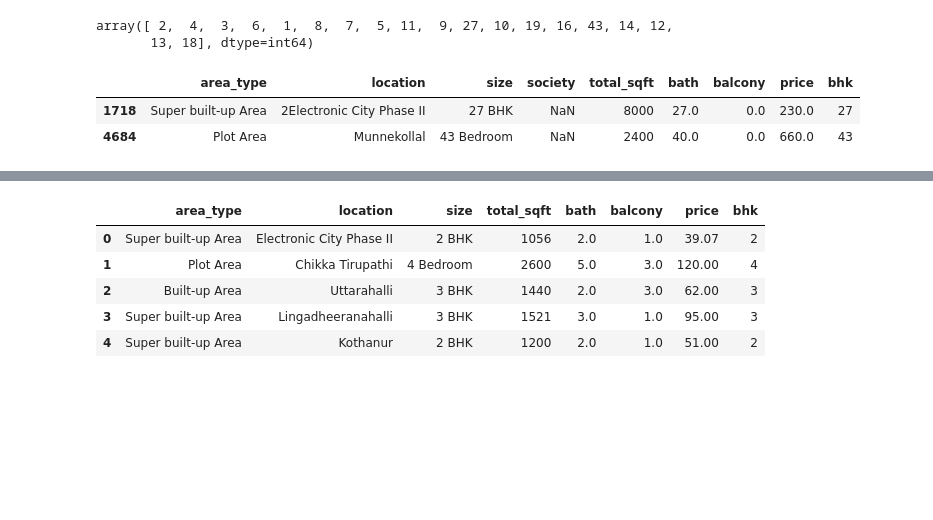
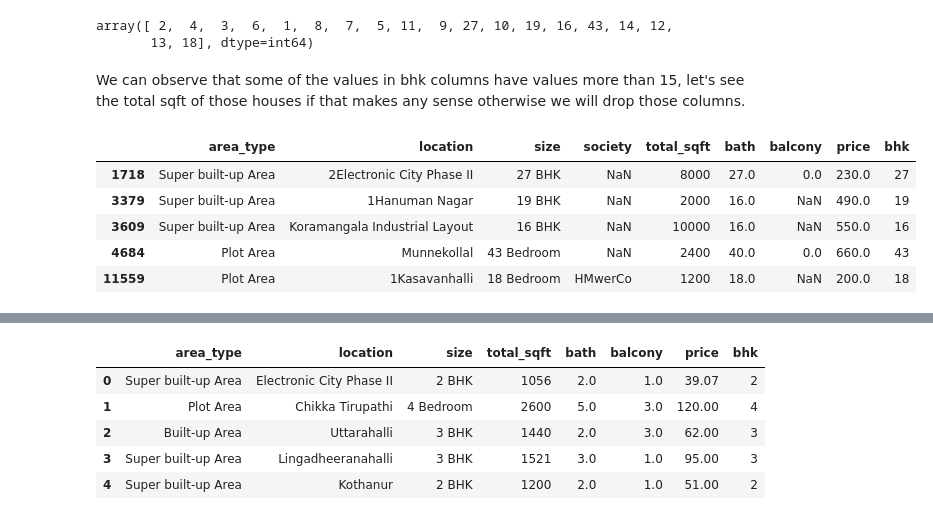
Before and after one commit to ugoswami11/Bengaluru-house-price-prediction, a Jupyter notebook: price-prediction.ipynb, the cells around one changed output, grey strips where cells are left out. Saved outputs shown, nothing was run; the diff lists cells and outputs as text; code cells hidden in the pictures; blank space fills up the shorter version.

```diff
--- a/price-prediction.ipynb
+++ b/price-prediction.ipynb
@@ -122,2 +125,0 @@ df_v2[df_v2['society']=='Grare S']
-# %%
-df_v2.loc[568,'location'] = 'Anantapura'
@@ -124,3 +128,5 @@ df_v2.loc[568,'location'] = 'Anantapura'
+# %%
+df_v2 = df_v2.drop(568, axis=0)
 # %%
 df_v2.isnull().sum()
 # %% [output]
@@ -236,10 +248,15 @@ df_v3['bhk'].unique()
 # %% [output]
 array([ 2,  4,  3,  6,  1,  8,  7,  5, 11,  9, 27, 10, 19, 16, 43, 14, 12,
        13, 18], dtype=int64)
+# %% [markdown]
+We can observe that some of the values in bhk columns have values more than 15, let's see the total sqft of those houses if that makes any sense otherwise we will drop those columns.
 # %%
-df_v3[df_v3['bhk']>20]
+df_v3[df_v3['bhk']>15]
 # %% [output]
 |  | area_type | location | size | society | total_sqft | bath | balcony | price | bhk |
 | 1718 | Super built-up Area | 2Electronic City Phase II | 27 BHK | NaN | 8000 | 27.0 | 0.0 | 230.0 | 27 |
+| 3379 | Super built-up Area | 1Hanuman Nagar | 19 BHK | NaN | 2000 | 16.0 | NaN | 490.0 | 19 |
+| 3609 | Super built-up Area | Koramangala Industrial Layout | 16 BHK | NaN | 10000 | 16.0 | NaN | 550.0 | 16 |
 | 4684 | Plot Area | Munnekollal | 43 Bedroom | NaN | 2400 | 40.0 | 0.0 | 660.0 | 43 |
+| 11559 | Plot Area | 1Kasavanhalli | 18 Bedroom | HMwerCo | 1200 | 18.0 | NaN | 200.0 | 18 |
 # %%
```
Also changed, not shown: parts of 67 cells of this notebook, 1 other file.
